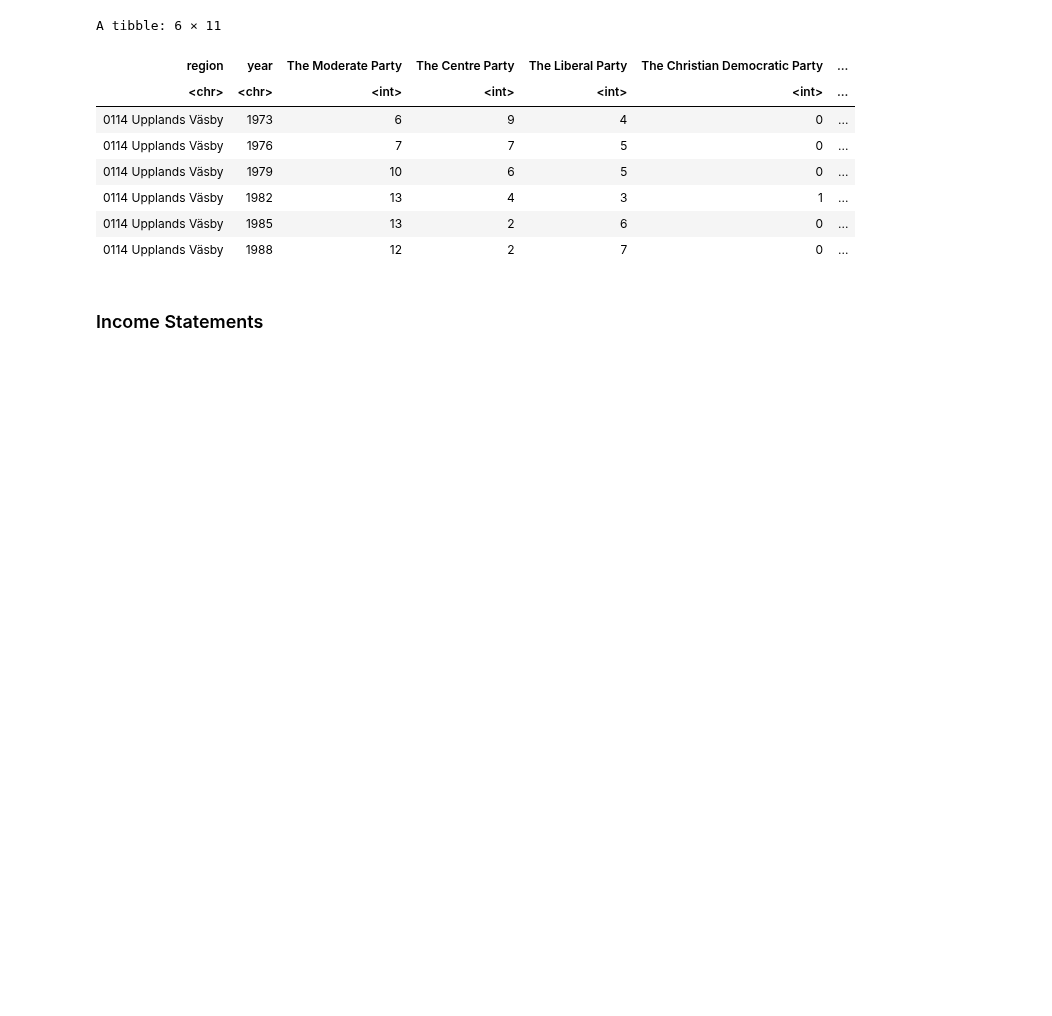
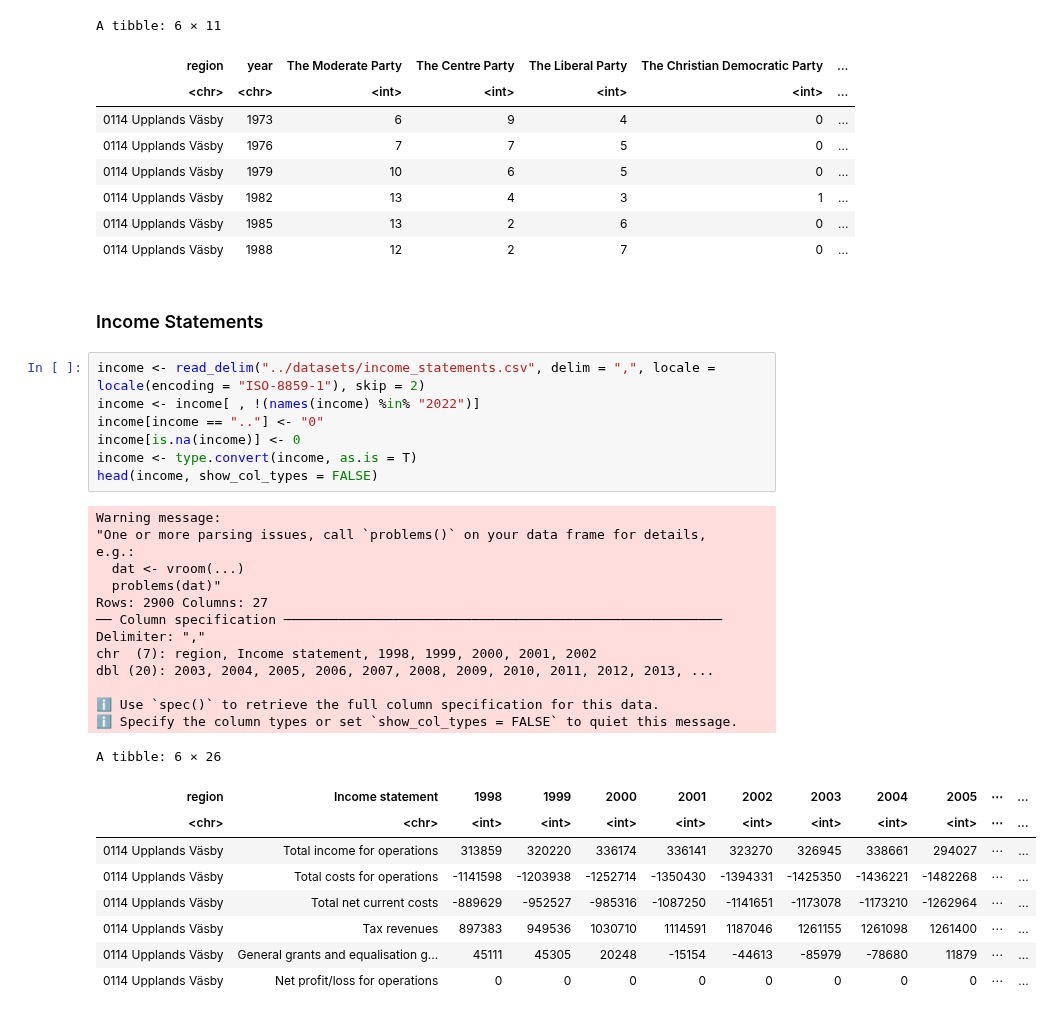
Before and after one commit to Keno-git/DS_assigment1, a Jupyter notebook: Assignment_2/Assignment_2.ipynb, the cells around one changed output. Saved outputs shown, nothing was run; the diff lists cells and outputs as text; blank space fills up the shorter version.

```diff
--- a/Assignment_2/Assignment_2.ipynb
+++ b/Assignment_2/Assignment_2.ipynb
@@ -99,3 +99,33 @@ A tibble: 6 × 11
 | 0114 Upplands Väsby | 1988 | 12 | 2 | 7 | 0 | ... |
 # %% [markdown]
 ### Income Statements
+# %%
+income <- read_delim("../datasets/income_statements.csv", delim = ",", locale = locale(encoding = "ISO-8859-1"), skip = 2)
+income <- income[ , !(names(income) %in% "2022")]
+income[income == ".."] <- "0"
+income[is.na(income)] <- 0
+income <- type.convert(income, as.is = T)
+head(income, show_col_types = FALSE)
+# %% [output]
+Warning message:
+"One or more parsing issues, call `problems()` on your data frame for details,
+e.g.:
+  dat <- vroom(...)
+  problems(dat)"
+Rows: 2900 Columns: 27
+── Column specification ────────────────────────────────────────────────────────
+Delimiter: ","
+chr  (7): region, Income statement, 1998, 1999, 2000, 2001, 2002
+dbl (20): 2003, 2004, 2005, 2006, 2007, 2008, 2009, 2010, 2011, 2012, 2013, ...
+
+ℹ Use `spec()` to retrieve the full column specification for this data.
+ℹ Specify the column types or set `show_col_types = FALSE` to quiet this message.
+A tibble: 6 × 26
+| region | Income statement | 1998 | 1999 | 2000 | 2001 | 2002 | 2003 | 2004 | 2005 | ⋯ | ... |
+| <chr> | <chr> | <int> | <int> | <int> | <int> | <int> | <int> | <int> | <int> | ⋯ | ... |
+| 0114 Upplands Väsby | Total income for operations | 313859 | 320220 | 336174 | 336141 | 323270 | 326945 | 338661 | 294027 | ⋯ | ... |
+| 0114 Upplands Väsby | Total costs for operations | -1141598 | -1203938 | -1252714 | -1350430 | -1394331 | -1425350 | -1436221 | -1482268 | ⋯ | ... |
+| 0114 Upplands Väsby | Total net current costs | -889629 | -952527 | -985316 | -1087250 | -1141651 | -1173078 | -1173210 | -1262964 | ⋯ | ... |
+| 0114 Upplands Väsby | Tax revenues | 897383 | 949536 | 1030710 | 1114591 | 1187046 | 1261155 | 1261098 | 1261400 | ⋯ | ... |
+| 0114 Upplands Väsby | General grants and equalisation g... | 45111 | 45305 | 20248 | -15154 | -44613 | -85979 | -78680 | 11879 | ⋯ | ... |
+| 0114 Upplands Väsby | Net profit/loss for operations | 0 | 0 | 0 | 0 | 0 | 0 | 0 | 0 | ⋯ | ... |
```
Also changed, not shown: parts of 4 cells of this notebook.
